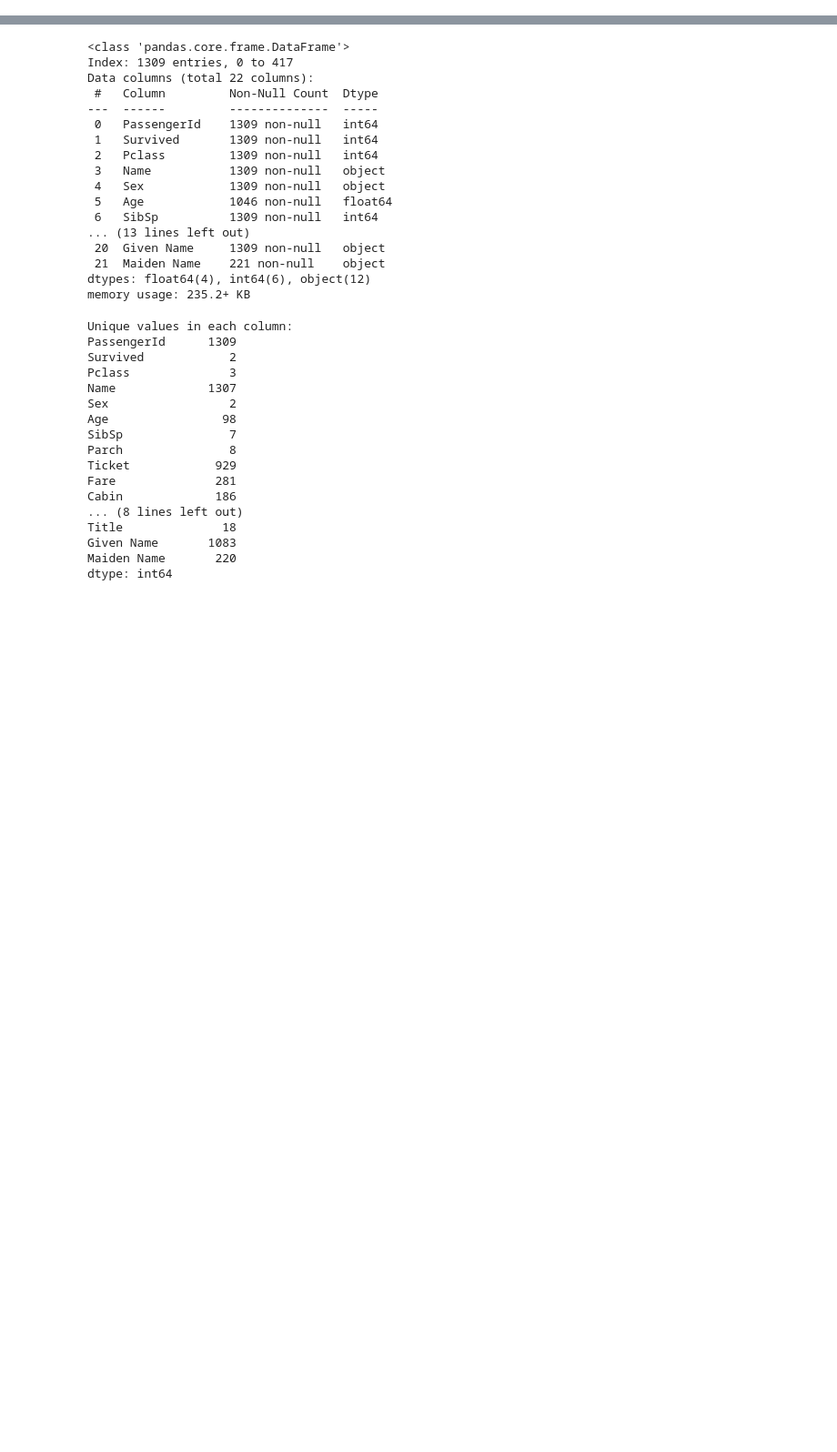
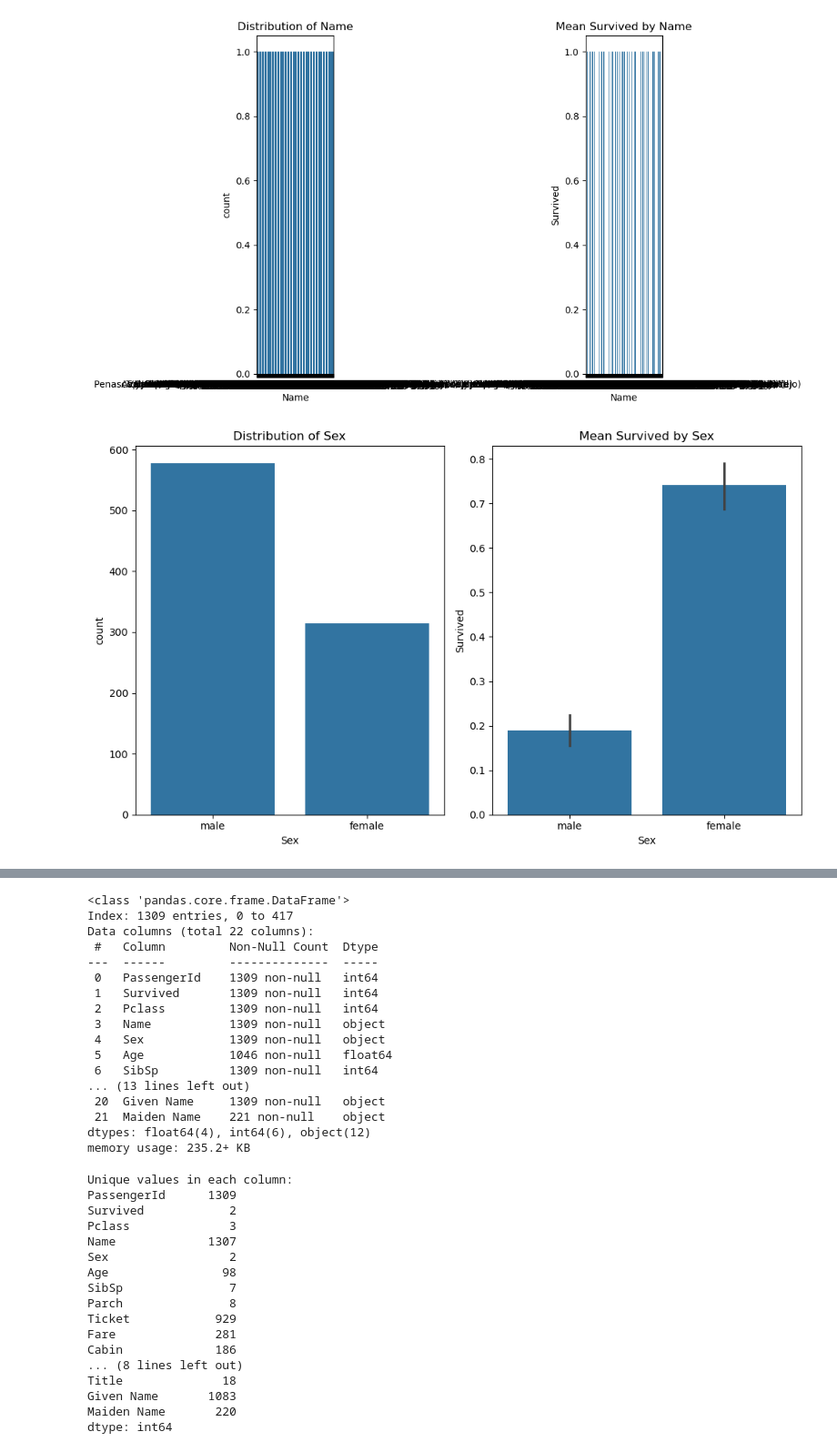
Before and after one commit to MilesQLi/Miles_Data_Science_Collection, a Jupyter notebook: TitanicSurvival/main.ipynb, the cells around one changed output, grey strips where cells are left out. Shown at 91% size. Cells and saved outputs as stored; diff of their text form; code cells hidden in the pictures; blank space fills up the shorter version.

```diff
--- a/TitanicSurvival/main.ipynb
+++ b/TitanicSurvival/main.ipynb
@@ -226,0 +76,5 @@ train.plot(kind='box', figsize= (10,8))
+# %%
+plot_all_cat_vs_target(train_df, target)
+# %% [output]
+[figure, added]
+[figure, added]
```
Also changed, not shown: parts of 34 cells of this notebook, 2 other files.
